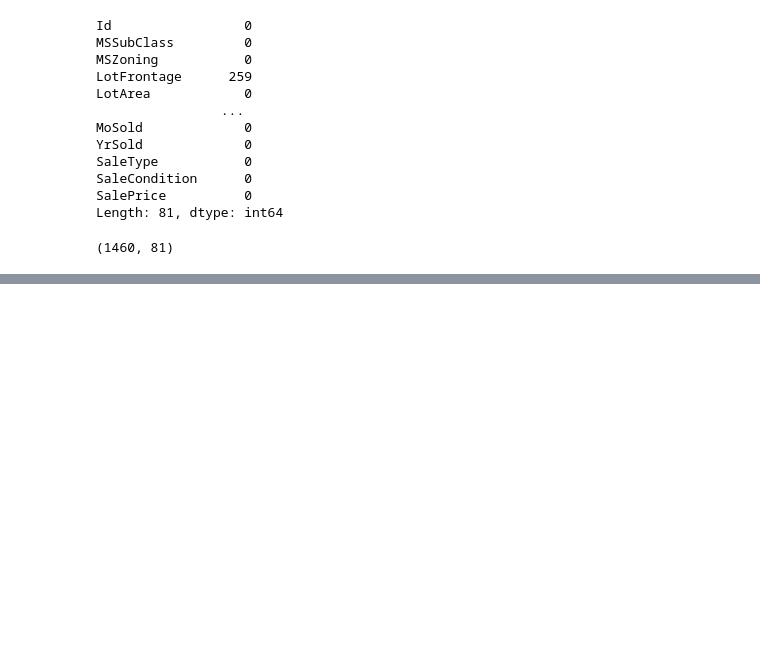
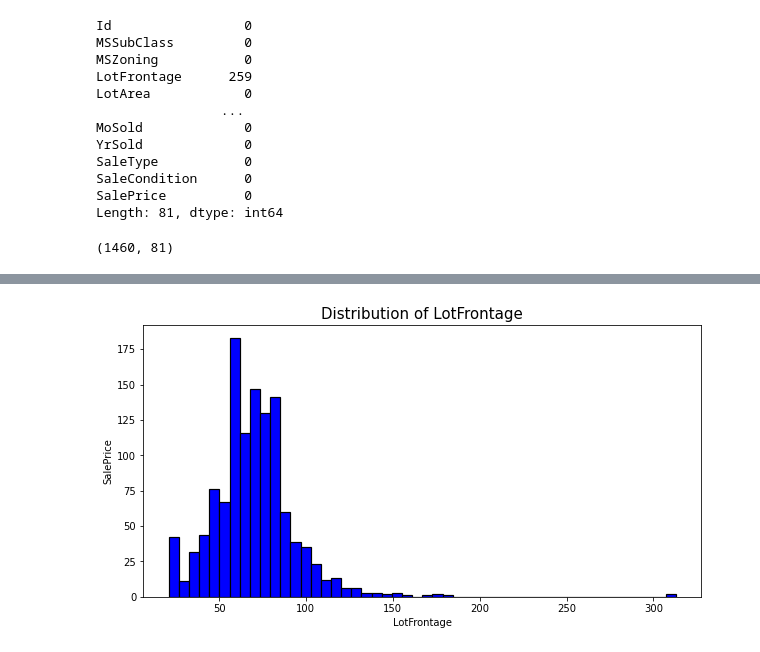
Before and after one commit to emmanuelidehen/MachineLearningModels, a Jupyter notebook: AdvancedRegressionAssignment.ipynb, the cells around one changed output, grey strips where cells are left out. Saved outputs shown, nothing was run; the diff lists cells and outputs as text; code cells hidden in the pictures; blank space fills up the shorter version.

```diff
--- a/AdvancedRegressionAssignment.ipynb
+++ b/AdvancedRegressionAssignment.ipynb
@@ -174,0 +385,4 @@ data.shape
+# %%
+numhist("LotFrontage", 50)
+# %% [output]
+[figure, added]
```
Also changed, not shown: parts of 67 cells of this notebook.
